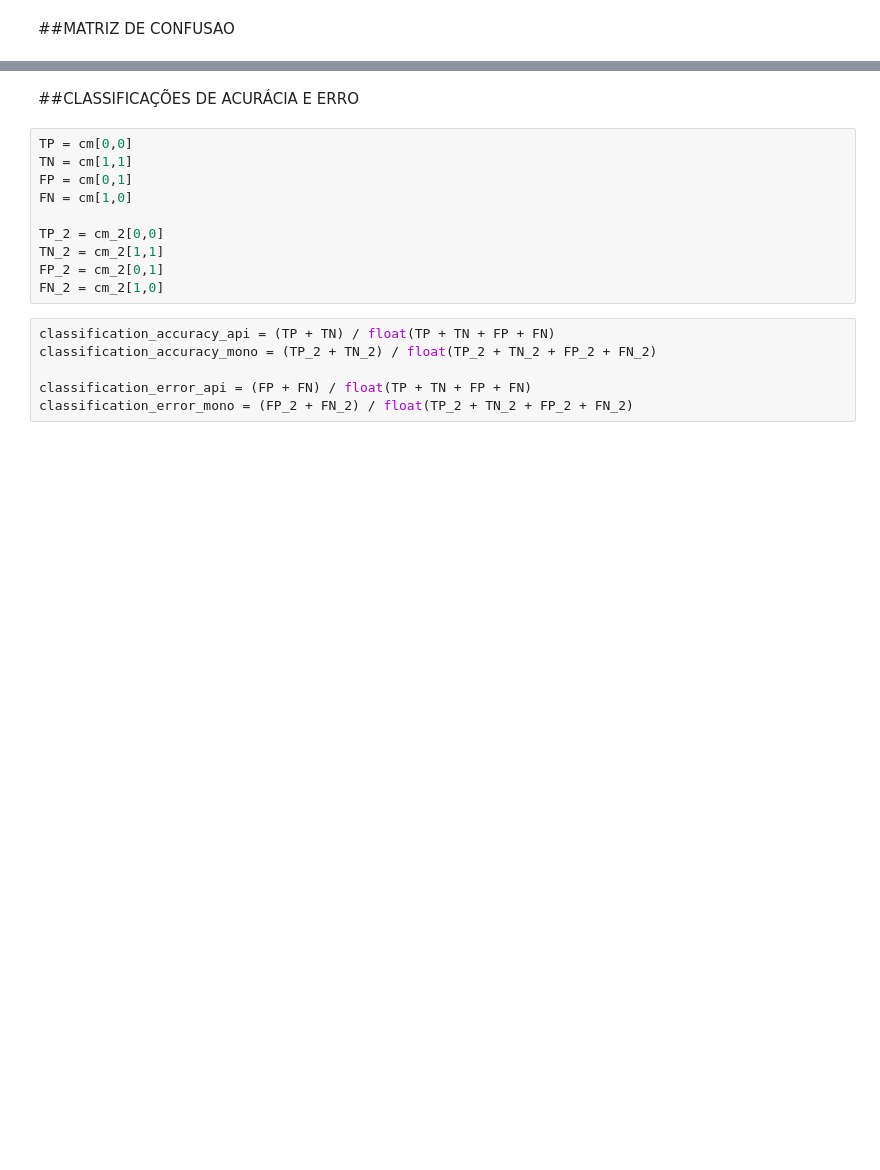
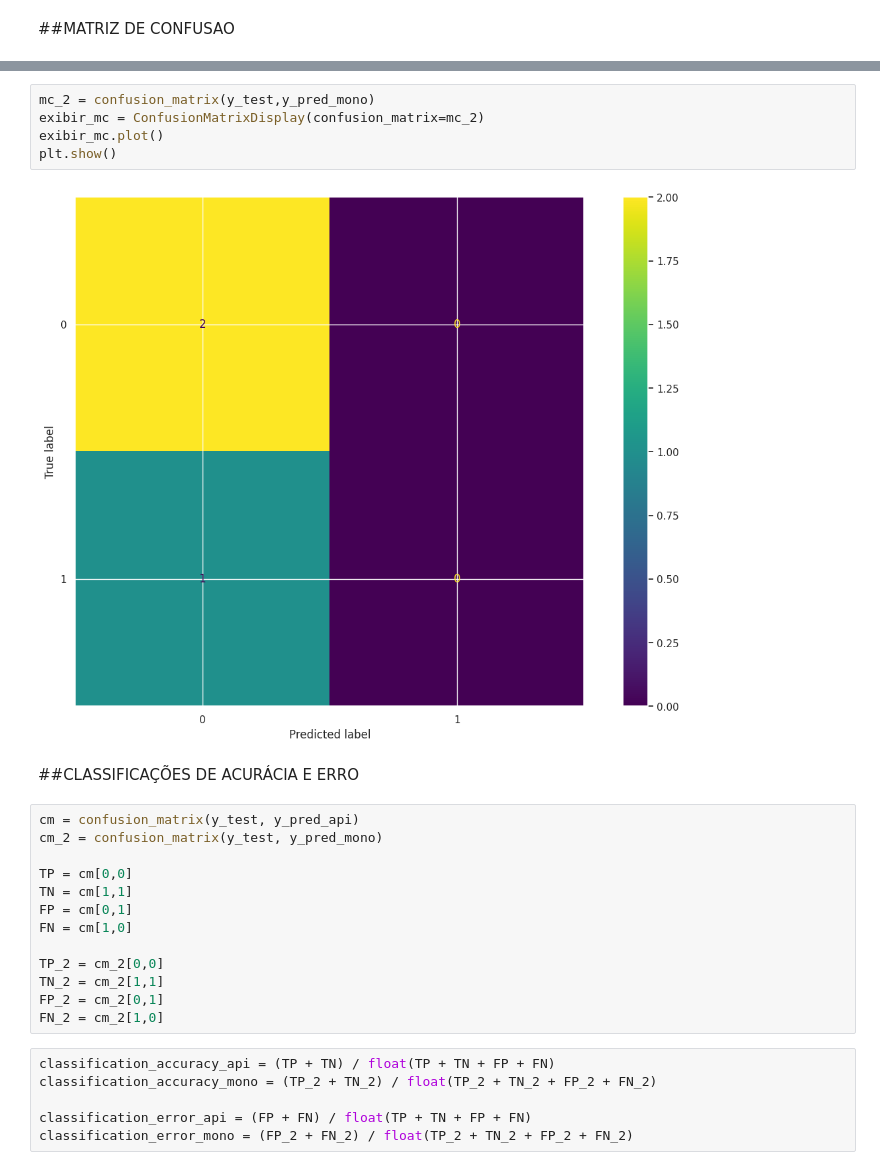
Before and after one commit to TheJulius/TCC, a Jupyter notebook: TCC.ipynb, the cells around one changed output, grey strips where cells are left out. Saved outputs shown, nothing was run; the diff lists cells and outputs as text; blank space fills up the shorter version.

```diff
--- a/TCC.ipynb
+++ b/TCC.ipynb
@@ -247,6 +207,16 @@ False Negatives(FN) =  1
+# %%
+mc_2 = confusion_matrix(y_test,y_pred_mono)
+exibir_mc = ConfusionMatrixDisplay(confusion_matrix=mc_2)
+exibir_mc.plot()
+plt.show()
+# %% [output]
+[figure, added]
 # %% [markdown]
 ##CLASSIFICAÇÕES DE ACURÁCIA E ERRO
 # %%
+cm = confusion_matrix(y_test, y_pred_api)
+cm_2 = confusion_matrix(y_test, y_pred_mono)
+
 TP = cm[0,0]
 TN = cm[1,1]
 FP = cm[0,1]
```
Also changed, not shown: parts of 9 cells of this notebook.
